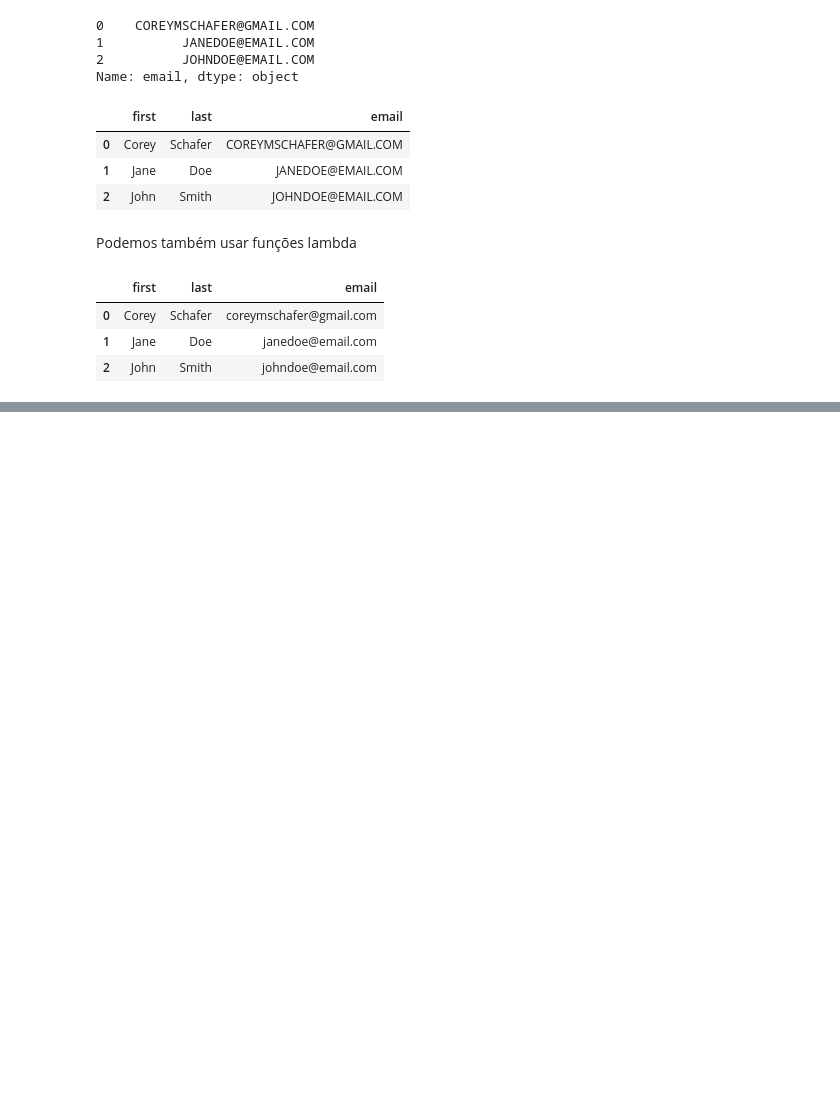
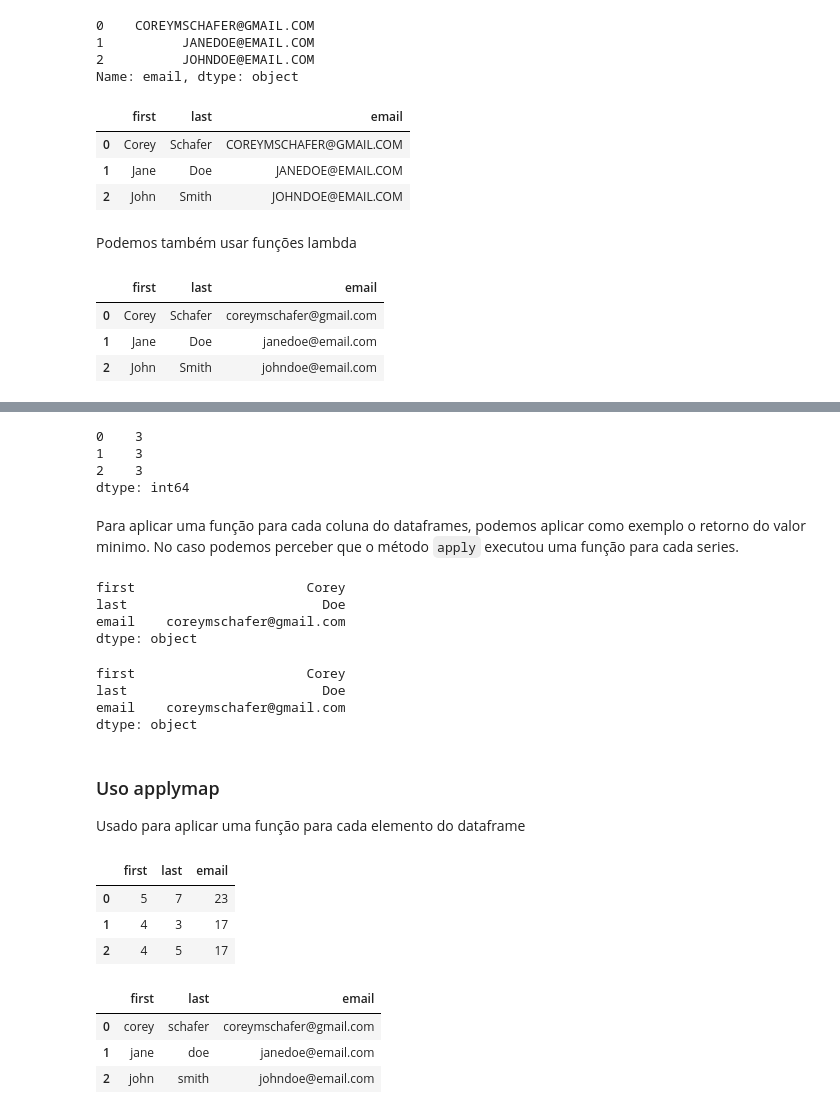
Before and after one commit to leanpina/Pandas_Corey_Shaffer, a Jupyter notebook: SnippetsCode_Chapter5.ipynb, the cells around one changed output, grey strips where cells are left out. Drawn from its saved outputs; the diff is of its cells as text; code cells hidden in the pictures; blank space fills up the shorter version.

```diff
--- a/SnippetsCode_Chapter5.ipynb
+++ b/SnippetsCode_Chapter5.ipynb
@@ -248,0 +279,42 @@ df
+# %%
+df.apply(len, axis='columns')
+# %% [output]
+0    3
+1    3
+2    3
+dtype: int64
+# %% [markdown]
+Para aplicar uma função para cada coluna do dataframes, podemos aplicar como exemplo o retorno do valor minimo.
+No caso podemos perceber que o método `apply` executou  uma função para cada series.
+# %%
+df.apply(pd.Series.min)
+# %% [output]
+first                      Corey
+last                         Doe
+email    coreymschafer@gmail.com
+dtype: object
+# %%
+df.apply(lambda x: x.min())
+# %% [output]
+first                      Corey
+last                         Doe
+email    coreymschafer@gmail.com
+dtype: object
+# %% [markdown]
+### Uso applymap
+
+Usado para aplicar uma função para cada elemento do dataframe
+# %%
+df.applymap(len)
+# %% [output]
+|  | first | last | email |
+| 0 | 5 | 7 | 23 |
+| 1 | 4 | 3 | 17 |
+| 2 | 4 | 5 | 17 |
+# %%
+df.applymap(str.lower)
+# %% [output]
+|  | first | last | email |
+| 0 | corey | schafer | coreymschafer@gmail.com |
+| 1 | jane | doe | janedoe@email.com |
+| 2 | john | smith | johndoe@email.com |
```
Also changed, not shown: parts of 12 cells of this notebook.
